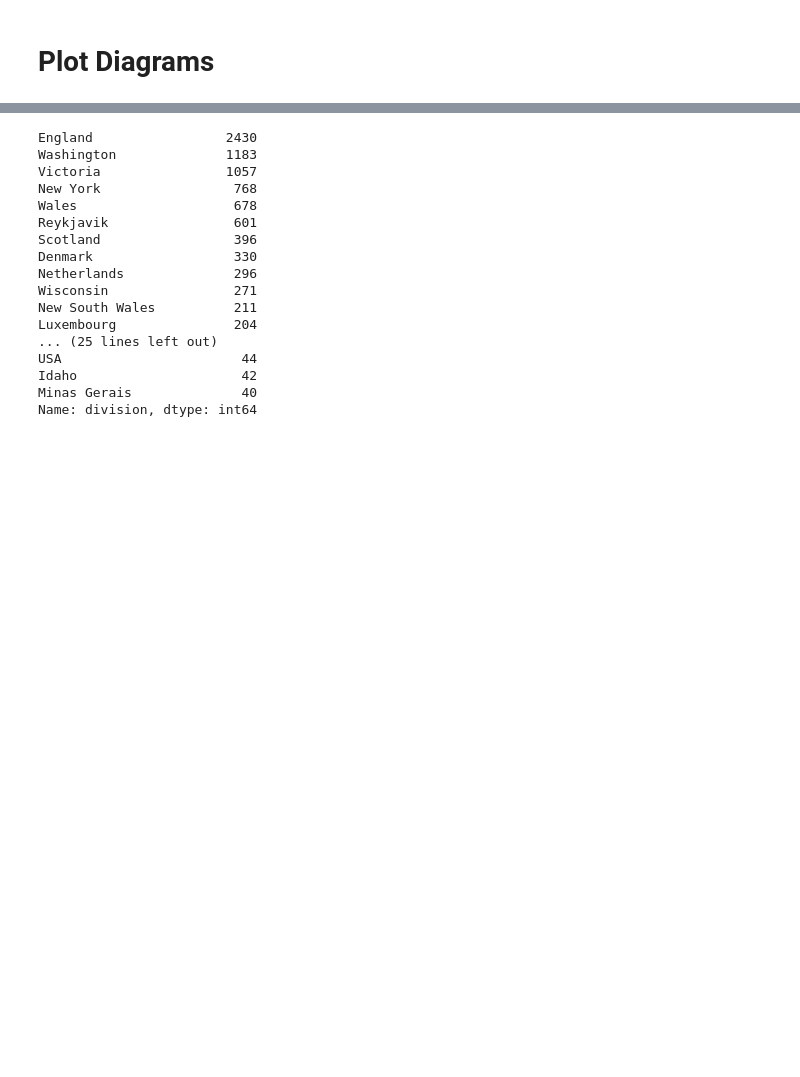
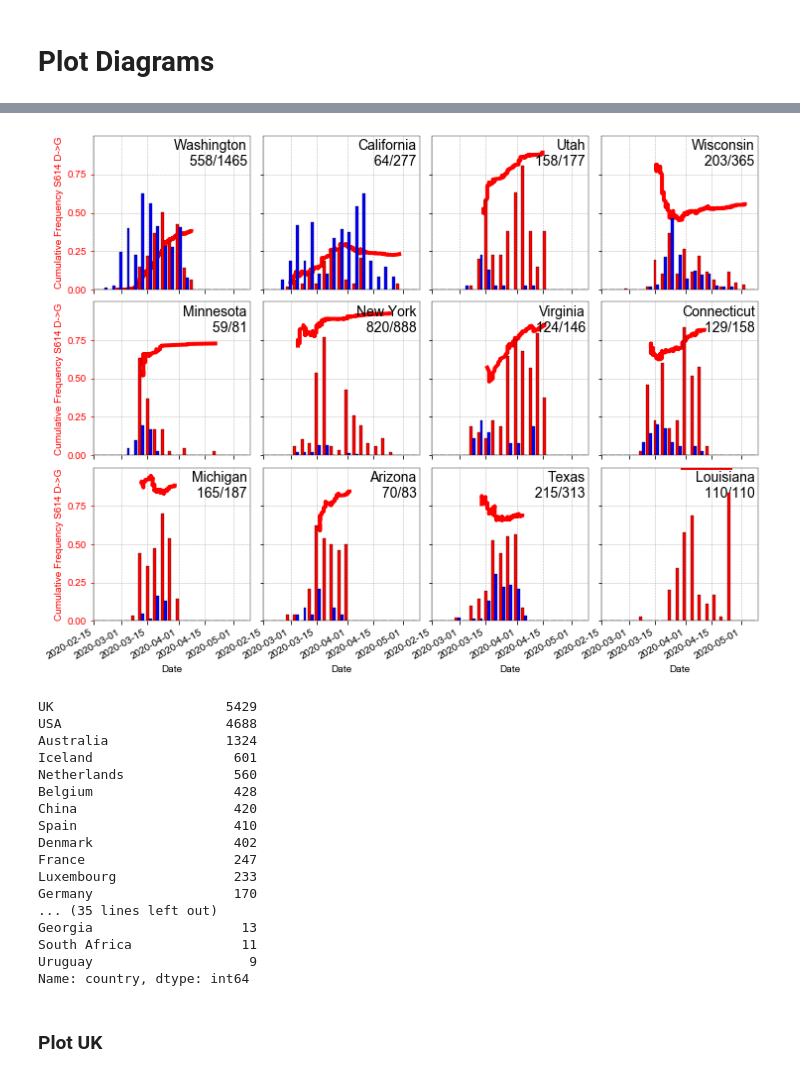
Before and after one commit to hringbauer/covid19_data, a Jupyter notebook: notebooks/figures/plot_all_freqs.ipynb, the cells around one changed output, grey strips where cells are left out. Cells and saved outputs as stored; diff of their text form; code cells hidden in the pictures; blank space fills up the shorter version.

```diff
--- a/notebooks/figures/plot_all_freqs.ipynb
+++ b/notebooks/figures/plot_all_freqs.ipynb
@@ -355,21 +372,38 @@ Saved to ./figures/dumpster/arr_countries.png
+# %%
+regions = ["Washington", "California", "Utah", "Wisconsin",
+           "Minnesota", "New York", "Virginia", "Connecticut",
+           "Michigan", "Arizona", "Texas", "Louisiana"]
+
+array_freqs(df=df2, countries=regions, col="division", fs_l=14, lw=4,
+            xlim = [date(2020, 2, 15), date(2020, 5, 10)],
+            pos="23402", flip=True,   #1058: US Mutation # 17857: Washington Mutation, # 23402
+            c="red", cs=["red", "blue"], hist_bw=4,
+            n_row = 3, n_col =4, txt_xy=(0.98, 0.98), only_first=False,
+            ylabel="Cumulative Frequency S614 D->G",
+            savepath="") # ./figures/dumpster/arr_us.png
+# %% [output]
+[figure, added]
 # %%
-df2["division"].value_counts()[:40]
+df2["country"].value_counts()[:50]
+#df2["division"].value_counts()[:50]
 # %% [output]
-England                 2430
-Washington              1183
-Victoria                1057
-New York                 768
-Wales                    678
-Reykjavik                601
-Scotland                 396
-Denmark                  330
-Netherlands              296
-Wisconsin                271
-New South Wales          211
-Luxembourg               204
-... (25 lines left out)
-USA                       44
-Idaho                     42
-Minas Gerais              40
-Name: division, dtype: int64
+UK                      5429
+USA                     4688
+Australia               1324
+Iceland                  601
+Netherlands              560
+Belgium                  428
+China                    420
+Spain                    410
+Denmark                  402
+France                   247
+Luxembourg               233
+Germany                  170
+... (35 lines left out)
+Georgia                   13
+South Africa              11
+Uruguay                    9
+Name: country, dtype: int64
+# %% [markdown]
+### Plot UK
 # %%
```
Also changed, not shown: parts of 20 cells of this notebook, 9 other files.
